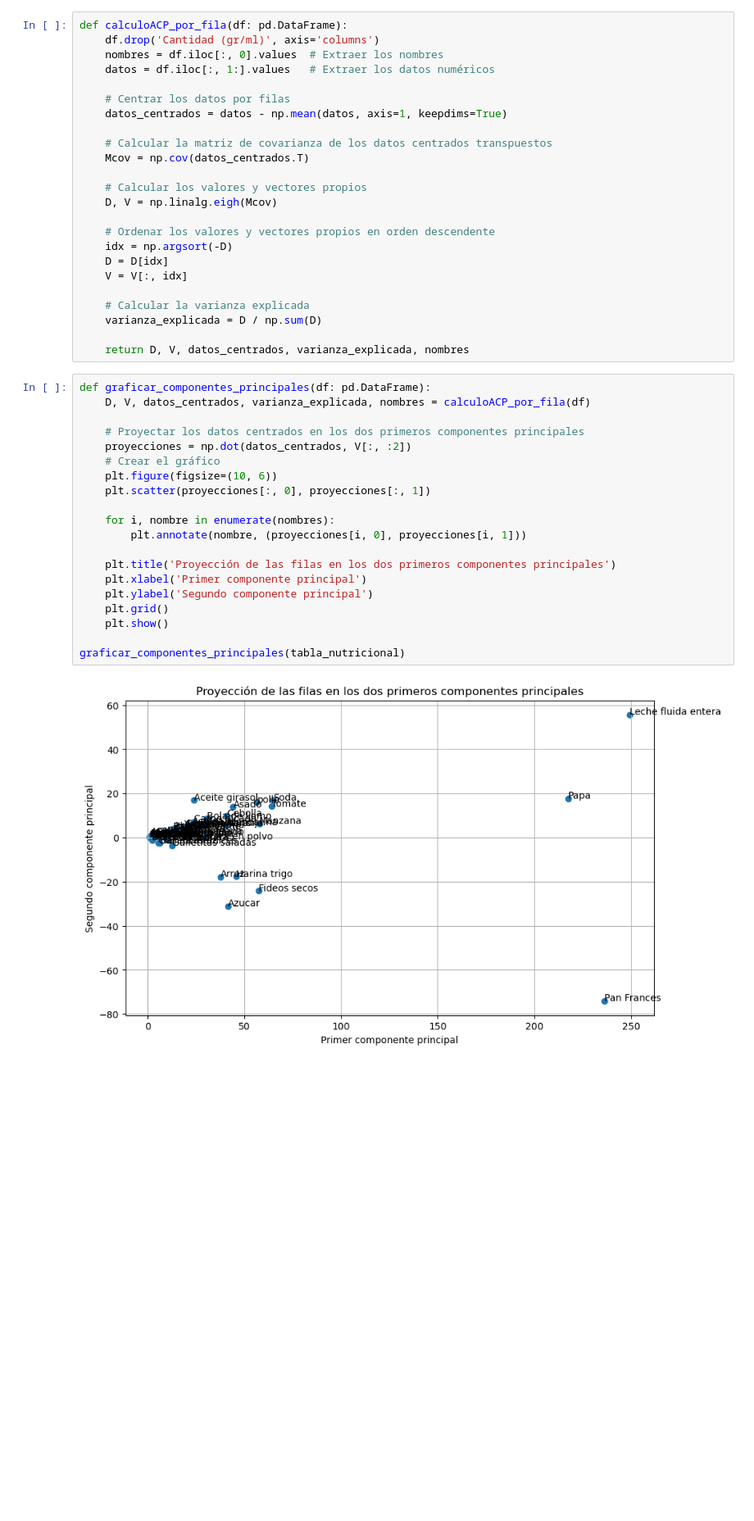
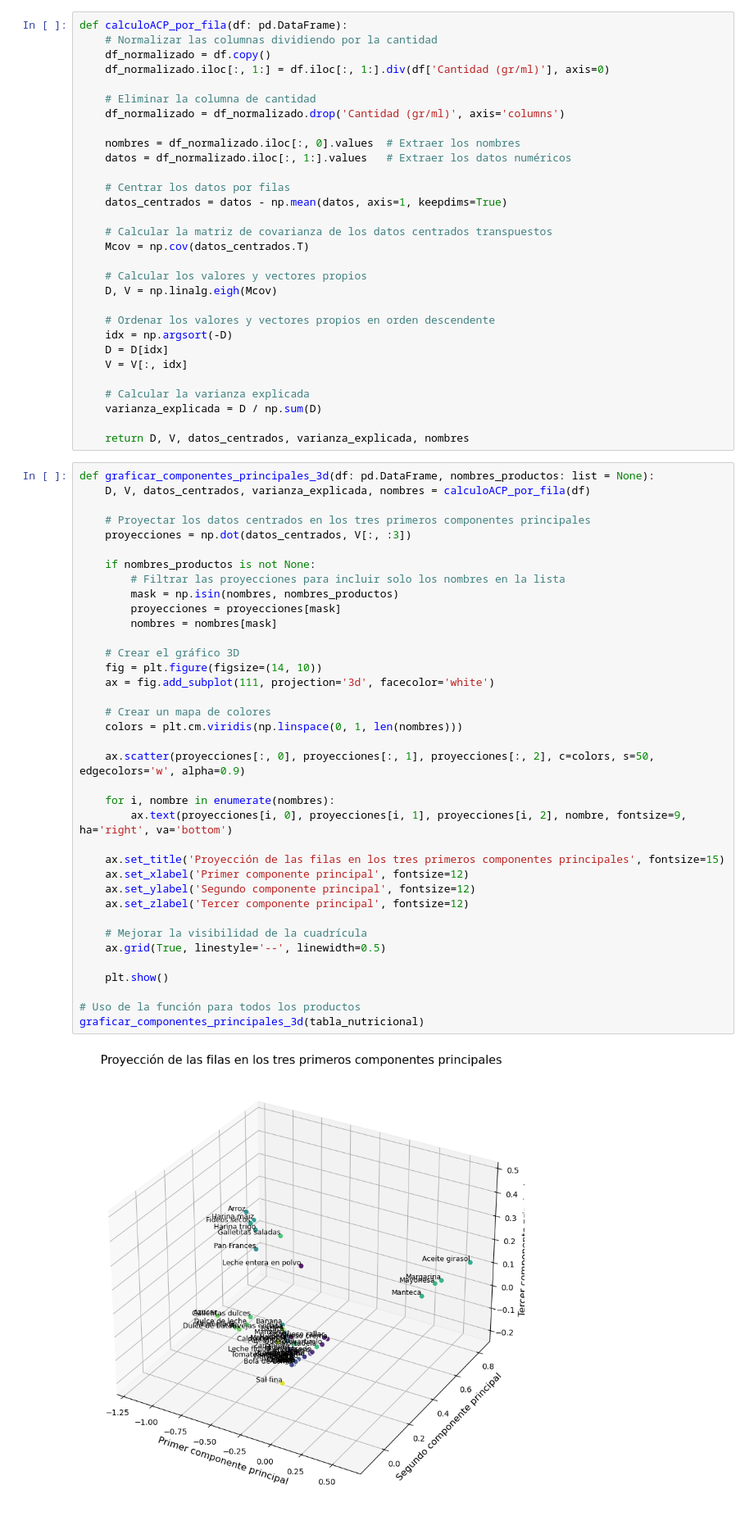
Before and after one commit to manuelgutman/ptalc2, a Jupyter notebook: funciones.ipynb, the cells around one changed output. Shown at 82% size. Saved outputs shown, nothing was run; the diff lists cells and outputs as text; blank space fills up the shorter version.

Commit message:
correcciones para la reentrega

```diff
--- a/funciones.ipynb
+++ b/funciones.ipynb
@@ -89,9 +144,15 @@ False
 Realizar un Análisis en Componentes Principales (ACP), tomando el valor nutricional de cada alimento por gramo. Graficar cada alimento como un punto en ejes coordenados del nuevo espacio creado por los autovectores generadores del ACP. En este gráfico, analizar los clusters que quedan planteados por la proyección.
 # %%
 def calculoACP_por_fila(df: pd.DataFrame):
-    df.drop('Cantidad (gr/ml)', axis='columns')
-    nombres = df.iloc[:, 0].values  # Extraer los nombres
-    datos = df.iloc[:, 1:].values   # Extraer los datos numéricos
+    # Normalizar las columnas dividiendo por la cantidad
+    df_normalizado = df.copy()
+    df_normalizado.iloc[:, 1:] = df.iloc[:, 1:].div(df['Cantidad (gr/ml)'], axis=0)
+
+    # Eliminar la columna de cantidad
+    df_normalizado = df_normalizado.drop('Cantidad (gr/ml)', axis='columns')
+
+    nombres = df_normalizado.iloc[:, 0].values  # Extraer los nombres
+    datos = df_normalizado.iloc[:, 1:].values   # Extraer los datos numéricos
 
     # Centrar los datos por filas
     datos_centrados = datos - np.mean(datos, axis=1, keepdims=True)
@@ -112,25 +173,42 @@ def calculoACP_por_fila(df: pd.DataFrame):
 
     return D, V, datos_centrados, varianza_explicada, nombres
 # %%
-def graficar_componentes_principales(df: pd.DataFrame):
+def graficar_componentes_principales_3d(df: pd.DataFrame, nombres_productos: list = None):
     D, V, datos_centrados, varianza_explicada, nombres = calculoACP_por_fila(df)
 
-    # Proyectar los datos centrados en los dos primeros componentes principales
-    proyecciones = np.dot(datos_centrados, V[:, :2])
-    # Crear el gráfico
-    plt.figure(figsize=(10, 6))
-    plt.scatter(proyecciones[:, 0], proyecciones[:, 1])
+    # Proyectar los datos centrados en los tres primeros componentes principales
+    proyecciones = np.dot(datos_centrados, V[:, :3])
+
+    if nombres_productos is not None:
+        # Filtrar las proyecciones para incluir solo los nombres en la lista
+        mask = np.isin(nombres, nombres_productos)
+        proyecciones = proyecciones[mask]
+        nombres = nombres[mask]
+
+    # Crear el gráfico 3D
+    fig = plt.figure(figsize=(14, 10))
+    ax = fig.add_subplot(111, projection='3d', facecolor='white')
+
+    # Crear un mapa de colores
+    colors = plt.cm.viridis(np.linspace(0, 1, len(nombres)))
+
+    ax.scatter(proyecciones[:, 0], proyecciones[:, 1], proyecciones[:, 2], c=colors, s=50, edgecolors='w', alpha=0.9)
 
     for i, nombre in enumerate(nombres):
-        plt.annotate(nombre, (proyecciones[i, 0], proyecciones[i, 1]))
+        ax.text(proyecciones[i, 0], proyecciones[i, 1], proyecciones[i, 2], nombre, fontsize=9, ha='right', va='bottom')
 
-    plt.title('Proyección de las filas en los dos primeros componentes principales')
-    plt.xlabel('Primer componente principal')
-    plt.ylabel('Segundo componente principal')
-    plt.grid()
+    ax.set_title('Proyección de las filas en los tres primeros componentes principales', fontsize=15)
+    ax.set_xlabel('Primer componente principal', fontsize=12)
+    ax.set_ylabel('Segundo componente principal', fontsize=12)
+    ax.set_zlabel('Tercer componente principal', fontsize=12)
+
+    # Mejorar la visibilidad de la cuadrícula
+    ax.grid(True, linestyle='--', linewidth=0.5)
+
     plt.show()
 
-graficar_componentes_principales(tabla_nutricional)
+# Uso de la función para todos los productos
+graficar_componentes_principales_3d(tabla_nutricional)
 # %% [output]
-[figure, old version]
+[figure, new version]
 # %% [markdown]
```
Also changed, not shown: parts of 9 cells of this notebook.
